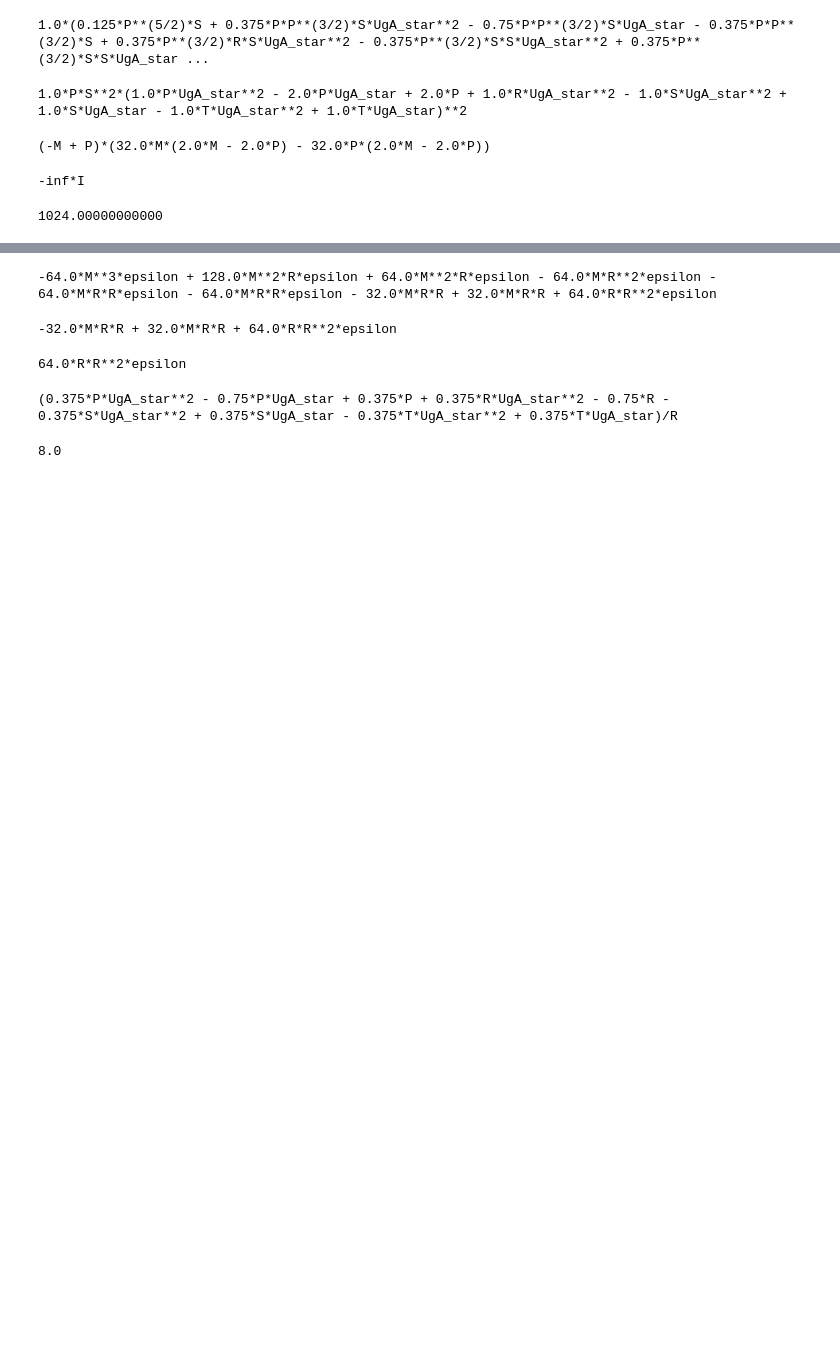
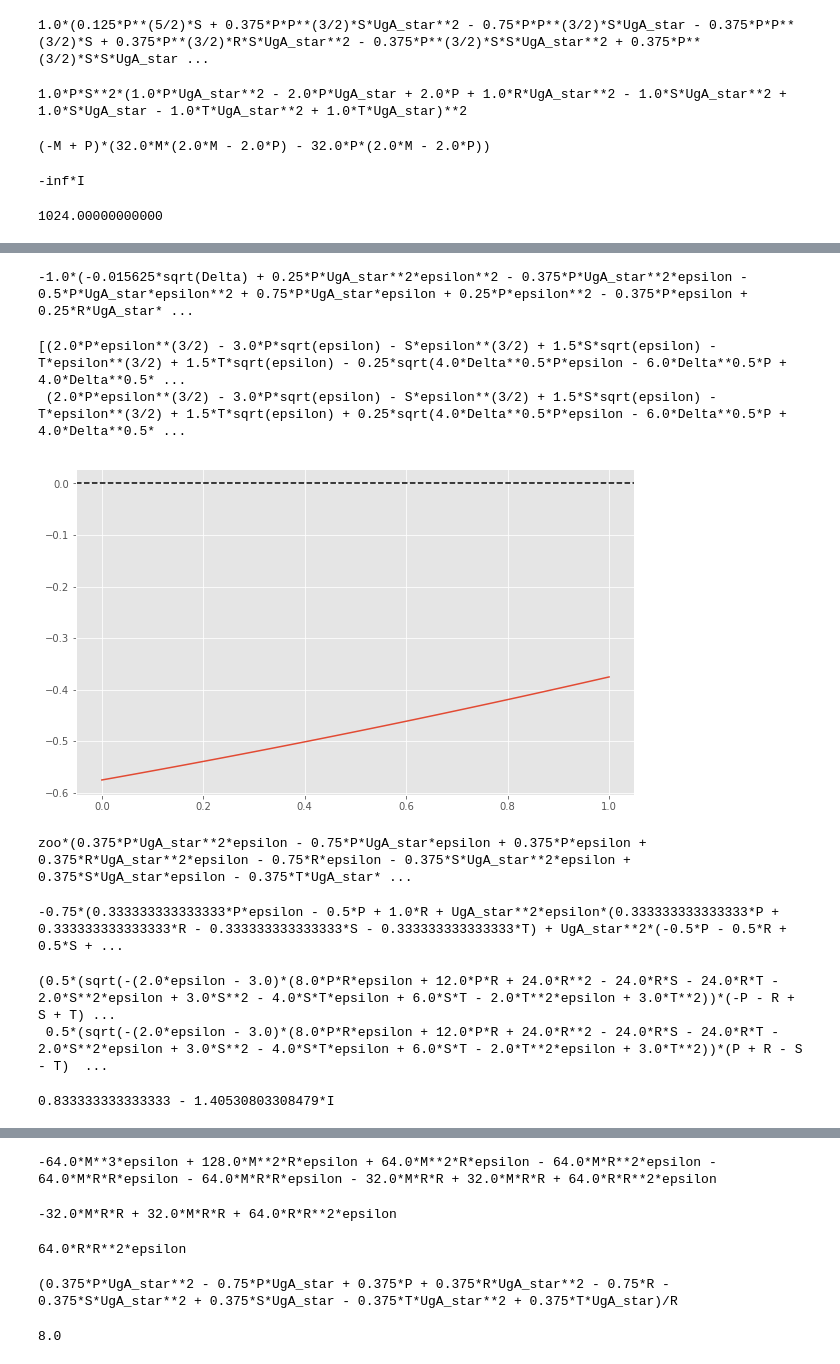
Before and after one commit to davidrpugh/evolution-of-social-behavior, a Jupyter notebook: non-invadability-conditions.ipynb, the cells around one changed output, grey strips where cells are left out. Drawn from its saved outputs; the diff is of its cells as text; code cells hidden in the pictures; blank space fills up the shorter version.

```diff
--- a/non-invadability-conditions.ipynb
+++ b/non-invadability-conditions.ipynb
@@ -248,0 +787,49 @@ A Jupyter Widget
+# %%
+Delta = sym.symbols("Delta")
+canceled_e2.subs({discriminant_1: Delta})
+# %% [output]
+-1.0*(-0.015625*sqrt(Delta) + 0.25*P*UgA_star**2*epsilon**2 - 0.375*P*UgA_star**2*epsilon - 0.5*P*UgA_star*epsilon**2 + 0.75*P*UgA_star*epsilon + 0.25*P*epsilon**2 - 0.375*P*epsilon + 0.25*R*UgA_star* ...
+# %%
+sym.solve(-1.0*(-0.015625*sym.sqrt(Delta) + 0.25*P*UgA_star**2*epsilon**2 - 0.375*P*UgA_star**2*epsilon - 0.5*P*UgA_star*epsilon**2 + 0.75*P*UgA_star*epsilon + 0.25*P*epsilon**2 - 0.375*P*epsilon + 0.25*R*UgA_star**2*epsilon**2 - 0.375*R*UgA_star**2*epsilon + 0.75*R*epsilon - 0.25*S*UgA_star**2*epsilon**2 + 0.375*S*UgA_star**2*epsilon + 0.25*S*UgA_star*epsilon**2 - 0.375*S*UgA_star*epsilon - 0.25*T*UgA_star**2*epsilon**2 + 0.375*T*UgA_star**2*epsilon + 0.25*T*UgA_star*epsilon**2 - 0.375*T*UgA_star*epsilon), UgA_star)
+# %% [output]
+[(2.0*P*epsilon**(3/2) - 3.0*P*sqrt(epsilon) - S*epsilon**(3/2) + 1.5*S*sqrt(epsilon) - T*epsilon**(3/2) + 1.5*T*sqrt(epsilon) - 0.25*sqrt(4.0*Delta**0.5*P*epsilon - 6.0*Delta**0.5*P + 4.0*Delta**0.5* ...
+ (2.0*P*epsilon**(3/2) - 3.0*P*sqrt(epsilon) - S*epsilon**(3/2) + 1.5*S*sqrt(epsilon) - T*epsilon**(3/2) + 1.5*T*sqrt(epsilon) + 0.25*sqrt(4.0*Delta**0.5*P*epsilon - 6.0*Delta**0.5*P + 4.0*Delta**0.5* ...
+# %%
+real_part = -1.0 * (0.25*P*UgA_star**2*epsilon**2 -
+                    0.375*P*UgA_star**2*epsilon -
+                    0.5*P*UgA_star*epsilon**2 +
+                    0.75*P*UgA_star*epsilon +
+                    0.25*P*epsilon**2 -
+                    0.375*P*epsilon +
+                    0.25*R*UgA_star**2*epsilon**2 -
+                    0.375*R*UgA_star**2*epsilon +
+                    0.75*R*epsilon -
+                    0.25*S*UgA_star**2*epsilon**2 +
+                    0.375*S*UgA_star**2*epsilon +
+                    0.25*S*UgA_star*epsilon**2 -
+                    0.375*S*UgA_star*epsilon -
+                    0.25*T*UgA_star**2*epsilon**2 +
+                    0.375*T*UgA_star**2*epsilon +
+                    0.25*T*UgA_star*epsilon**2 -
+                    0.375*T*UgA_star*epsilon) / (R * epsilon)
+# %%
+_numeric_real_part = sym.lambdify((UgA_star, T, R, P, S, epsilon), real_part, modules=["numpy"])
+# %%
+def plot_real_part(T, R, P, S, epsilon):
+    fig, ax = plt.subplots(1, 1, figsize=(10, 6))
+    us = np.linspace(0, 1, 100)
+    rp = _numeric_real_part(us, T, R, P, S, epsilon)
+    ax.plot(us, rp)
+    ax.axhline(0.0, linestyle='--', color='k')
+# %%
+plot_real_part(20, 15, 7, 1, 1e-3)
+# %% [output]
+[figure, added]
+# %%
+real_part.subs({epsilon**2: 0})
+# %% [output]
+zoo*(0.375*P*UgA_star**2*epsilon - 0.75*P*UgA_star*epsilon + 0.375*P*epsilon + 0.375*R*UgA_star**2*epsilon - 0.75*R*epsilon - 0.375*S*UgA_star**2*epsilon + 0.375*S*UgA_star*epsilon - 0.375*T*UgA_star* ...
+# %%
+sym.factor(real_part, UgA_star, epsilon)
+# %% [output]
+-0.75*(0.333333333333333*P*epsilon - 0.5*P + 1.0*R + UgA_star**2*epsilon*(0.333333333333333*P + 0.333333333333333*R - 0.333333333333333*S - 0.333333333333333*T) + UgA_star**2*(-0.5*P - 0.5*R + 0.5*S + ...
@@ -248,0 +838,9 @@ A Jupyter Widget
+# %%
+r1, r2
+# %% [output]
+(0.5*(sqrt(-(2.0*epsilon - 3.0)*(8.0*P*R*epsilon + 12.0*P*R + 24.0*R**2 - 24.0*R*S - 24.0*R*T - 2.0*S**2*epsilon + 3.0*S**2 - 4.0*S*T*epsilon + 6.0*S*T - 2.0*T**2*epsilon + 3.0*T**2))*(-P - R + S + T) ...
+ 0.5*(sqrt(-(2.0*epsilon - 3.0)*(8.0*P*R*epsilon + 12.0*P*R + 24.0*R**2 - 24.0*R*S - 24.0*R*T - 2.0*S**2*epsilon + 3.0*S**2 - 4.0*S*T*epsilon + 6.0*S*T - 2.0*T**2*epsilon + 3.0*T**2))*(P + R - S - T)  ...
+# %%
+r1.subs({epsilon: 1e-3, T: 5.5, R: 3, P: 2, S: 1})
+# %% [output]
+0.833333333333333 - 1.40530803308479*I
```
Also changed, not shown: parts of 222 cells of this notebook, 3 other files.
